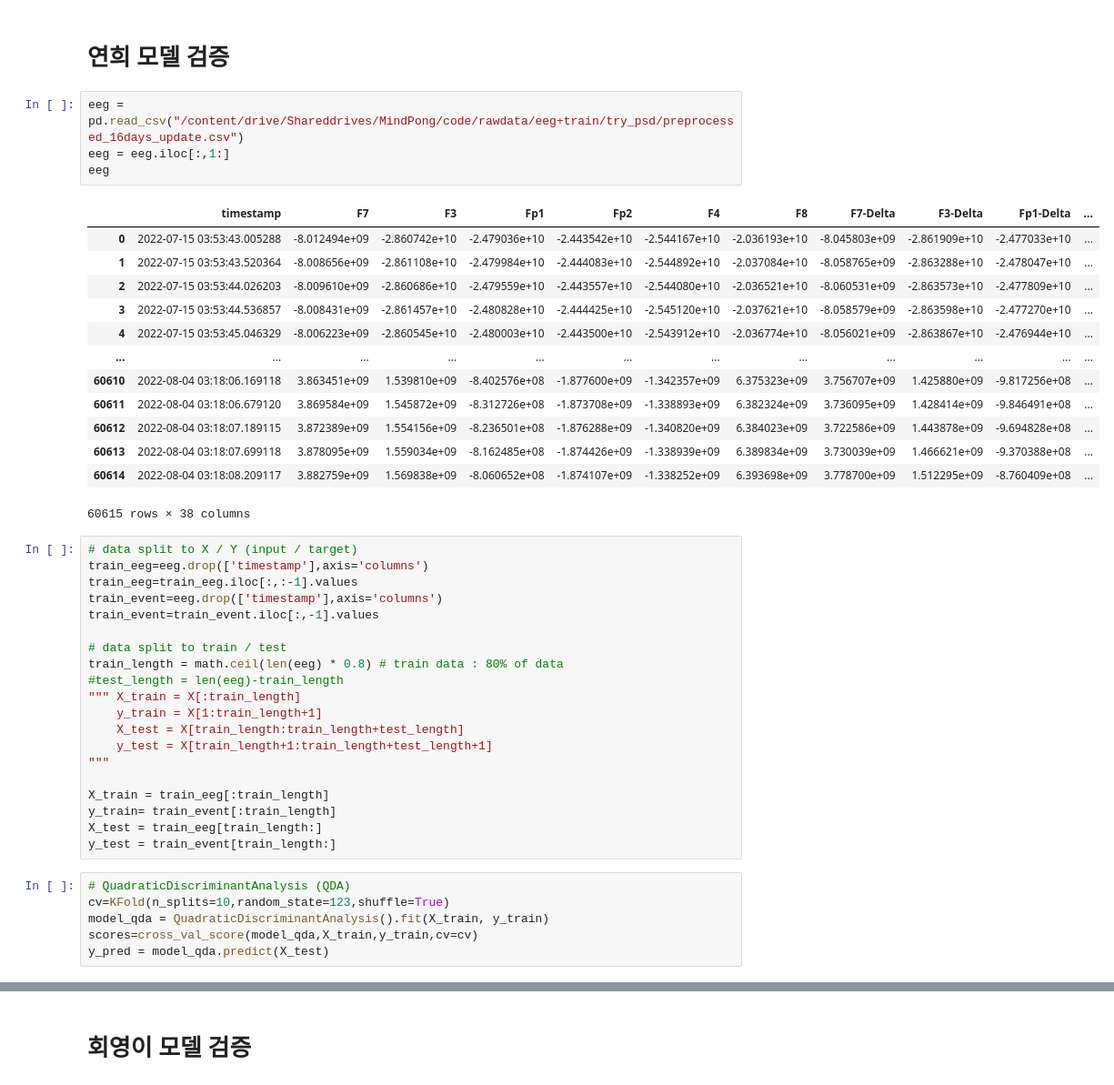
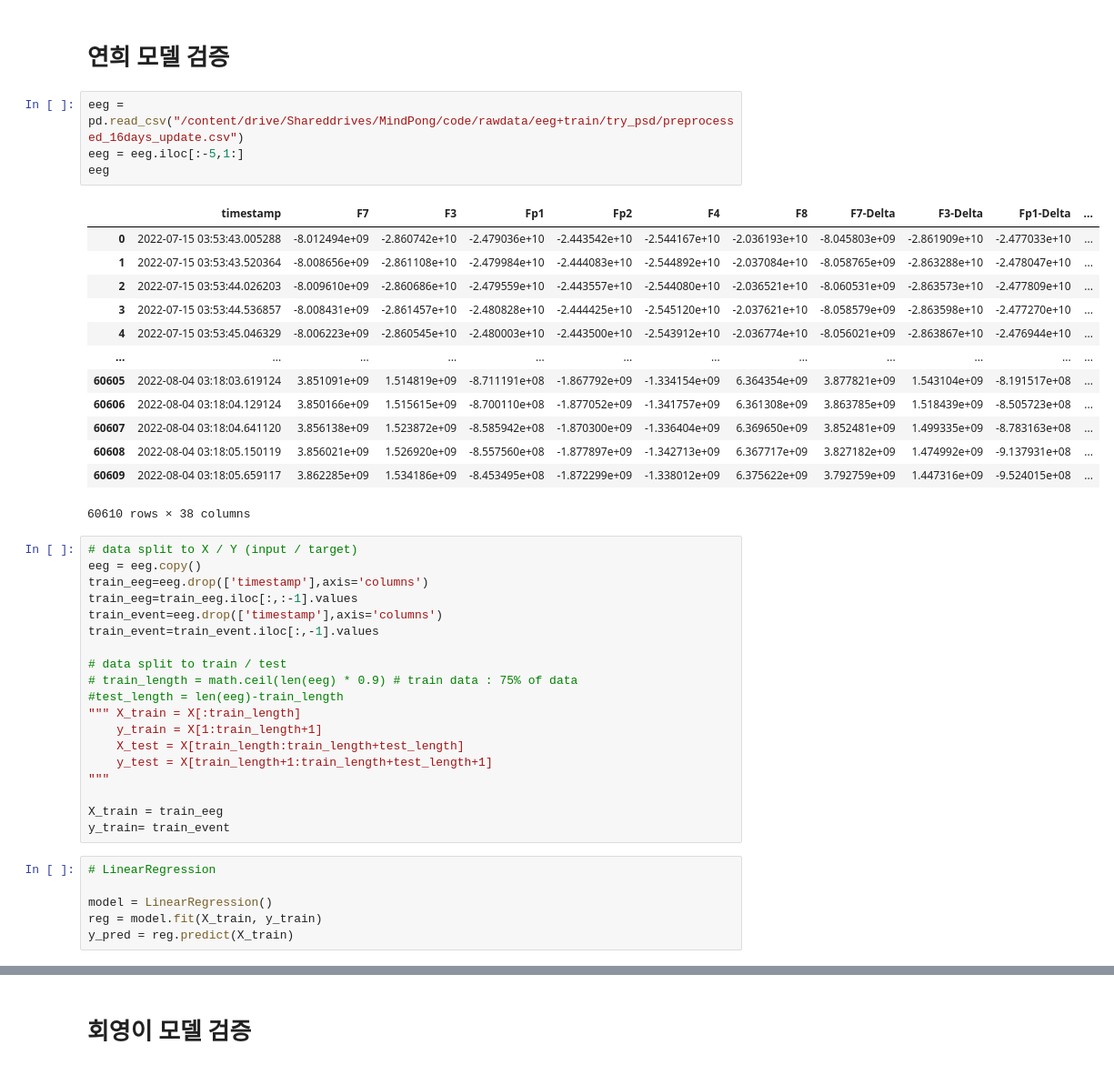
Before and after one commit to hyunku/Brain-Machine_Interface_System, a Jupyter notebook: 5sec_model_evaluation.ipynb, the cells around one changed output, grey strips where cells are left out. Shown at 91% size. Cells and saved outputs as stored; diff of their text form.

```diff
--- a/5sec_model_evaluation.ipynb
+++ b/5sec_model_evaluation.ipynb
@@ -68,31 +68,32 @@ h_freqs = 60
 # 연희 모델 검증
 # %%
 eeg = pd.read_csv("/content/drive/Shareddrives/MindPong/code/rawdata/eeg+train/try_psd/preprocessed_16days_update.csv")
-eeg = eeg.iloc[:,1:]
+eeg = eeg.iloc[:-5,1:]
 eeg
 # %% [output]
 |  | timestamp | F7 | F3 | Fp1 | Fp2 | F4 | F8 | F7-Delta | F3-Delta | Fp1-Delta | ... |
 | 0 | 2022-07-15 03:53:43.005288 | -8.012494e+09 | -2.860742e+10 | -2.479036e+10 | -2.443542e+10 | -2.544167e+10 | -2.036193e+10 | -8.045803e+09 | -2.861909e+10 | -2.477033e+10 | ... |
 | 1 | 2022-07-15 03:53:43.520364 | -8.008656e+09 | -2.861108e+10 | -2.479984e+10 | -2.444083e+10 | -2.544892e+10 | -2.037084e+10 | -8.058765e+09 | -2.863288e+10 | -2.478047e+10 | ... |
 | 2 | 2022-07-15 03:53:44.026203 | -8.009610e+09 | -2.860686e+10 | -2.479559e+10 | -2.443557e+10 | -2.544080e+10 | -2.036521e+10 | -8.060531e+09 | -2.863573e+10 | -2.477809e+10 | ... |
 | 3 | 2022-07-15 03:53:44.536857 | -8.008431e+09 | -2.861457e+10 | -2.480828e+10 | -2.444425e+10 | -2.545120e+10 | -2.037621e+10 | -8.058579e+09 | -2.863598e+10 | -2.477270e+10 | ... |
 | 4 | 2022-07-15 03:53:45.046329 | -8.006223e+09 | -2.860545e+10 | -2.480003e+10 | -2.443500e+10 | -2.543912e+10 | -2.036774e+10 | -8.056021e+09 | -2.863867e+10 | -2.476944e+10 | ... |
 | ... | ... | ... | ... | ... | ... | ... | ... | ... | ... | ... | ... |
-| 60610 | 2022-08-04 03:18:06.169118 | 3.863451e+09 | 1.539810e+09 | -8.402576e+08 | -1.877600e+09 | -1.342357e+09 | 6.375323e+09 | 3.756707e+09 | 1.425880e+09 | -9.817256e+08 | ... |
-| 60611 | 2022-08-04 03:18:06.679120 | 3.869584e+09 | 1.545872e+09 | -8.312726e+08 | -1.873708e+09 | -1.338893e+09 | 6.382324e+09 | 3.736095e+09 | 1.428414e+09 | -9.846491e+08 | ... |
-| 60612 | 2022-08-04 03:18:07.189115 | 3.872389e+09 | 1.554156e+09 | -8.236501e+08 | -1.876288e+09 | -1.340820e+09 | 6.384023e+09 | 3.722586e+09 | 1.443878e+09 | -9.694828e+08 | ... |
-| 60613 | 2022-08-04 03:18:07.699118 | 3.878095e+09 | 1.559034e+09 | -8.162485e+08 | -1.874426e+09 | -1.338939e+09 | 6.389834e+09 | 3.730039e+09 | 1.466621e+09 | -9.370388e+08 | ... |
-| 60614 | 2022-08-04 03:18:08.209117 | 3.882759e+09 | 1.569838e+09 | -8.060652e+08 | -1.874107e+09 | -1.338252e+09 | 6.393698e+09 | 3.778700e+09 | 1.512295e+09 | -8.760409e+08 | ... |
+| 60605 | 2022-08-04 03:18:03.619124 | 3.851091e+09 | 1.514819e+09 | -8.711191e+08 | -1.867792e+09 | -1.334154e+09 | 6.364354e+09 | 3.877821e+09 | 1.543104e+09 | -8.191517e+08 | ... |
+| 60606 | 2022-08-04 03:18:04.129124 | 3.850166e+09 | 1.515615e+09 | -8.700110e+08 | -1.877052e+09 | -1.341757e+09 | 6.361308e+09 | 3.863785e+09 | 1.518439e+09 | -8.505723e+08 | ... |
+| 60607 | 2022-08-04 03:18:04.641120 | 3.856138e+09 | 1.523872e+09 | -8.585942e+08 | -1.870300e+09 | -1.336404e+09 | 6.369650e+09 | 3.852481e+09 | 1.499335e+09 | -8.783163e+08 | ... |
+| 60608 | 2022-08-04 03:18:05.150119 | 3.856021e+09 | 1.526920e+09 | -8.557560e+08 | -1.877897e+09 | -1.342713e+09 | 6.367717e+09 | 3.827182e+09 | 1.474992e+09 | -9.137931e+08 | ... |
+| 60609 | 2022-08-04 03:18:05.659117 | 3.862285e+09 | 1.534186e+09 | -8.453495e+08 | -1.872299e+09 | -1.338012e+09 | 6.375622e+09 | 3.792759e+09 | 1.447316e+09 | -9.524015e+08 | ... |
-60615 rows × 38 columns
+60610 rows × 38 columns
 # %%
 # data split to X / Y (input / target)
+eeg = eeg.copy()
 train_eeg=eeg.drop(['timestamp'],axis='columns')
 train_eeg=train_eeg.iloc[:,:-1].values
 train_event=eeg.drop(['timestamp'],axis='columns')
 train_event=train_event.iloc[:,-1].values
 
 # data split to train / test
-train_length = math.ceil(len(eeg) * 0.8) # train data : 80% of data
+# train_length = math.ceil(len(eeg) * 0.9) # train data : 75% of data
 #test_length = len(eeg)-train_length
 """ X_train = X[:train_length]
     y_train = X[1:train_length+1]
@@ -100,13 +101,11 @@ train_length = math.ceil(len(eeg) * 0.8) # train data : 80% of data
     y_test = X[train_length+1:train_length+test_length+1]
 """
 
-X_train = train_eeg[:train_length]
-y_train= train_event[:train_length]
-X_test = train_eeg[train_length:]
-y_test = train_event[train_length:]
+X_train = train_eeg
+y_train= train_event
-# %%
-# QuadraticDiscriminantAnalysis (QDA)
-cv=KFold(n_splits=10,random_state=123,shuffle=True)
-model_qda = QuadraticDiscriminantAnalysis().fit(X_train, y_train)
-scores=cross_val_score(model_qda,X_train,y_train,cv=cv)
-y_pred = model_qda.predict(X_test)
+# %%
+# LinearRegression
+
+model = LinearRegression()
+reg = model.fit(X_train, y_train)
+y_pred = reg.predict(X_train)
```
Also changed, not shown: parts of 23 cells of this notebook.
